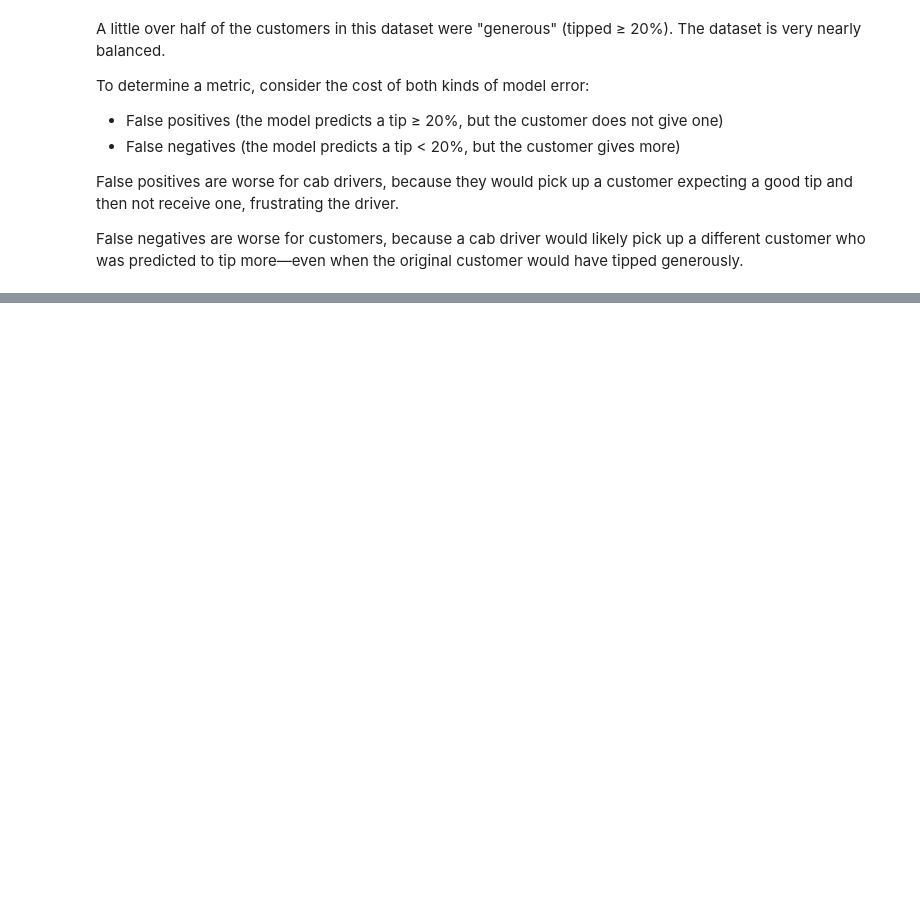
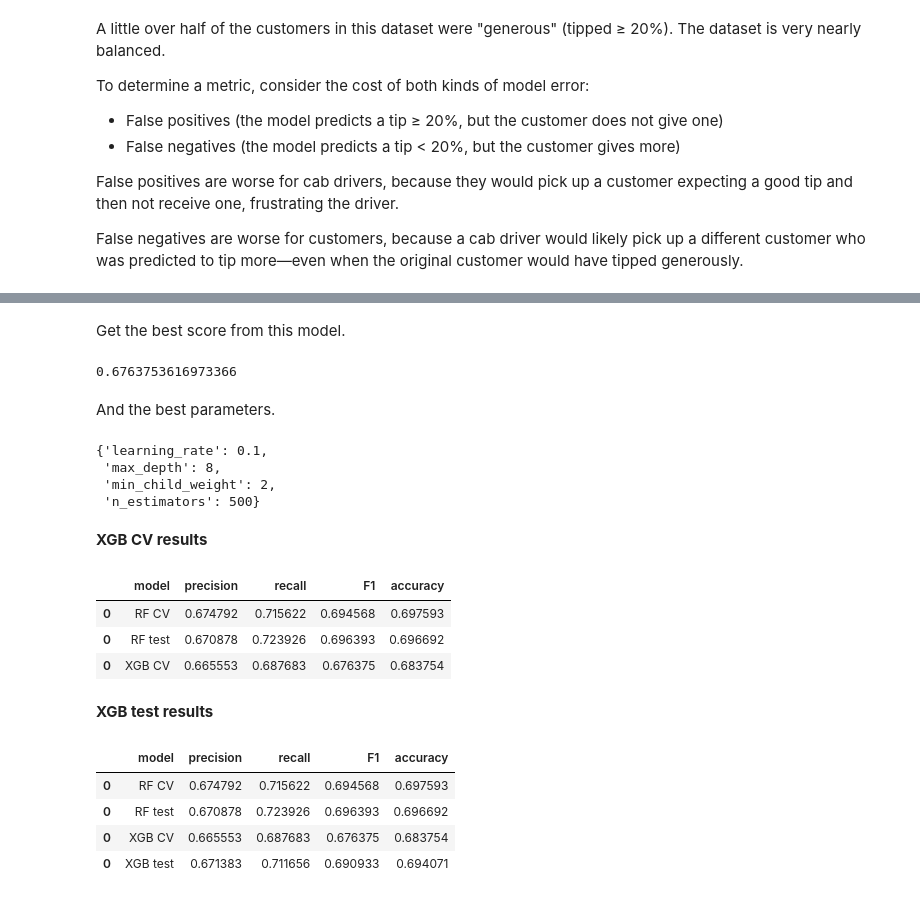
Before and after one commit to ajeronimoguerra/Case-Study-in-R---Amazon-BestBookselling-09-22, a Jupyter notebook: machine-learning-model-for-tlc.ipynb, the cells around one changed output, grey strips where cells are left out. Drawn from its saved outputs; the diff is of its cells as text; code cells hidden in the pictures; blank space fills up the shorter version.

```diff
--- a/machine-learning-model-for-tlc.ipynb
+++ b/machine-learning-model-for-tlc.ipynb
@@ -413,0 +596,21 @@ False negatives are worse for customers, because a cab driver would likely pick
+# %%
+# 1. Instantiate the XGBoost classifier
+xgb = XGBClassifier(objective='binary:logistic', random_state=0)
+
+# 2. Create a dictionary of hyperparameters to tune
+# Note that this example only contains 1 value for each parameter for simplicity,
+# but you should assign a dictionary with ranges of values
+cv_params = {'learning_rate': [0.1],
+             'max_depth': [8],
+             'min_child_weight': [2],
+             'n_estimators': [500]
+             }
+
+# 3. Define a set of scoring metrics to capture
+scoring = {'accuracy', 'precision', 'recall', 'f1'}
+
+# 4. Instantiate the GridSearchCV object
+xgb1 = GridSearchCV(xgb, cv_params, scoring=scoring, cv=4, refit='f1')
+# %%
+%%time
+xgb1.fit(X_train, y_train)
@@ -413,0 +640,45 @@ False negatives are worse for customers, because a cab driver would likely pick
+# %% [markdown]
+Get the best score from this model.
+# %%
+# Examine best score
+xgb1.best_score_
+# %% [output]
+0.6763753616973366
+# %% [markdown]
+And the best parameters.
+# %%
+# Examine best parameters
+xgb1.best_params_
+# %% [output]
+{'learning_rate': 0.1,
+ 'max_depth': 8,
+ 'min_child_weight': 2,
+ 'n_estimators': 500}
+# %% [markdown]
+**XGB CV results**
+# %%
+# Call 'make_results()' on the GridSearch object
+xgb1_cv_results = make_results('XGB CV', xgb1, 'f1')
+results = pd.concat([results, xgb1_cv_results], axis=0)
+results
+# %% [output]
+|  | model | precision | recall | F1 | accuracy |
+| 0 | RF CV | 0.674792 | 0.715622 | 0.694568 | 0.697593 |
+| 0 | RF test | 0.670878 | 0.723926 | 0.696393 | 0.696692 |
+| 0 | XGB CV | 0.665553 | 0.687683 | 0.676375 | 0.683754 |
+# %%
+# Get scores on test data
+xgb_preds = xgb1.best_estimator_.predict(X_test)
+# %% [markdown]
+**XGB test results**
+# %%
+# Get scores on test data
+xgb_test_scores = get_test_scores('XGB test', xgb_preds, y_test)
+results = pd.concat([results, xgb_test_scores], axis=0)
+results
+# %% [output]
+|  | model | precision | recall | F1 | accuracy |
+| 0 | RF CV | 0.674792 | 0.715622 | 0.694568 | 0.697593 |
+| 0 | RF test | 0.670878 | 0.723926 | 0.696393 | 0.696692 |
+| 0 | XGB CV | 0.665553 | 0.687683 | 0.676375 | 0.683754 |
+| 0 | XGB test | 0.671383 | 0.711656 | 0.690933 | 0.694071 |
```
Also changed, not shown: parts of 30 cells of this notebook.
